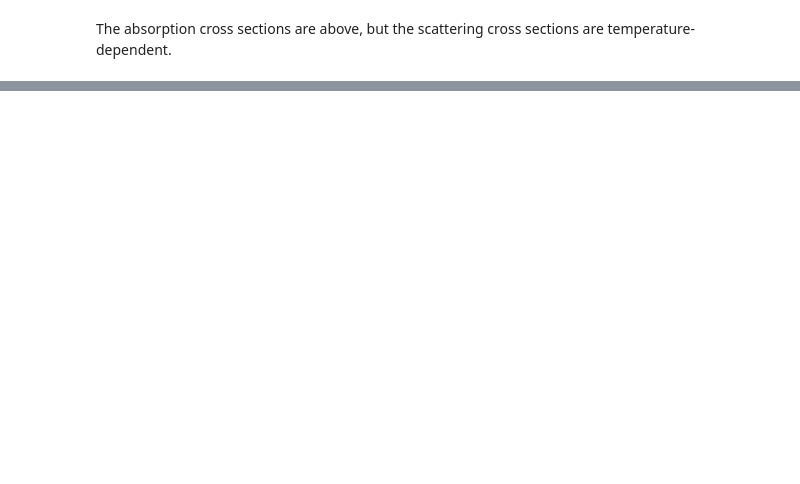
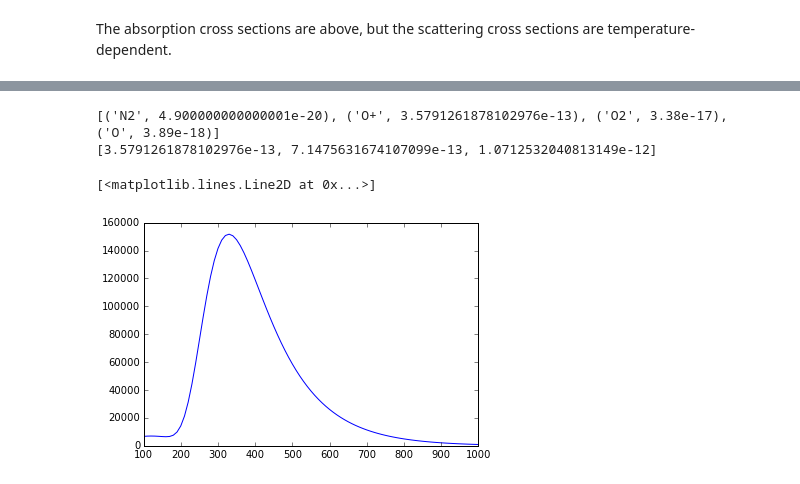
Before and after one commit to georgegeddes/mcrt, a Jupyter notebook: test_mcrt.ipynb, the cells around one changed output, grey strips where cells are left out. Cells and saved outputs as stored; diff of their text form; code cells hidden in the pictures; blank space fills up the shorter version.

```diff
--- a/test_mcrt.ipynb
+++ b/test_mcrt.ipynb
@@ -73,12 +57,0 @@ thin_lines = ! grep "O.*83[234] A.*initial.*" inputs/dayglo.ver
-# %%
-source = auric.retrieve("dayglo.ver", features=thin_lines)
-S = source['O+hv 834 A (initial)']
-S_avg = (S[1:]+S[:-1])/2
-z = ( source['ALT'][1:] + source['ALT'][:-1] )/2
-S0 = np.hstack( [ S_avg/2 ]*2 )
-SF = Mm.dot( S0 )
-# print SF
-SF = SF.reshape( (2, len(SF)/2) )
-# print SF
-SF = np.sum(SF, axis=0)
-# print SF
@@ -105,0 +58,59 @@ plt.colorbar();
+# %%
+# fake scattering cross sections
+wavelengths = [ 832.757e-8, 833.329e-8, 834.466e-8 ]
+mO16 = 1.489917e10 # eV / c^2
+#e^2 = hbar c alpha
+hbarc = 1.97327e-5 # eV cm
+alpha = 1.0/127.0
+me = 5.109989e5    # eV / c^2
+c = 2.998e10       # cm/s
+kb = 8.6173e-5      # eV / K
+T = 1000           # K
+
+sig0_over_f = lambda x : x * np.sqrt( mO16 * hbarc * alpha / ( 2 * kb * T * c * me ) )
+
+fosc = [ 0.0459, 0.0916, 0.1371 ]
+
+sigma_scatter = [ sig0_over_f(w)*fosc[i] for (i, w) in enumerate(wavelengths) ]
+
+mcrt.Gas( "O+", 'scattering', [832, 833, 834], sigma_scatter, mO )
+
+print [ (name, gas.sigma[0]) for (name, gas) in mcrt.Gas.species.iteritems() ]
+print sigma_scatter
+# %% [output]
+[('N2', 4.900000000000001e-20), ('O+', 3.5791261878102976e-13), ('O2', 3.38e-17), ('O', 3.89e-18)]
+[3.5791261878102976e-13, 7.1475631674107099e-13, 1.0712532040813149e-12]
+# %%
+auric = pyauric.AURICManager('./inputs')
+
+n_species = [ "[O]", "[O2]", "[N2]" ]
+
+neutrals = auric.retrieve("atmos.dat", n_species + ['Tn (K)'])
+temperatures = neutrals['Tn (K)']
+absorbers = { k[1:-1]:v for (k,v) in neutrals.iteritems() if '[' in k }
+altitudes = neutrals["ALT"]
+absorbers.keys()
+
+msis = np.genfromtxt("inputs/msis.txt")
+msis_n = { k:v for (k,v) in zip(['ALT','O','N2','O2','Tn (K)'], [ msis[::-1,i] for i in xrange(6)] )}
+Hm=80
+Nm=1.5e5
+hm=200
+chapman = np.vectorize(lambda z: (Nm)*np.exp((1-(z-hm)/Hm-np.exp(-(z-hm)/Hm))/2))
+oplus_new = chapman(msis_n['ALT'])
+# %%
+Hbig=60
+Nbig=1.5e5
+hbig=330
+def big_chapman(z):
+    return (Nbig)*np.exp((1-(z-hbig)/Hbig-np.exp(-(z-hbig)/Hbig))/2)
+Hlit=55
+Nlit=7e3
+hlit=120
+def little_chapman(z):
+    return (Nlit)*np.exp((1-(z-hlit)/Hlit-np.exp(-(z-hlit)/Hlit))/2)
+opd = big_chapman(msis_n['ALT']) + little_chapman(msis_n['ALT'])
+plt.plot( msis_n['ALT'], opd )
+# %% [output]
+[<matplotlib.lines.Line2D at 0x...>]
+[figure, added]
```
Also changed, not shown: parts of 45 cells of this notebook, 3 other files.
